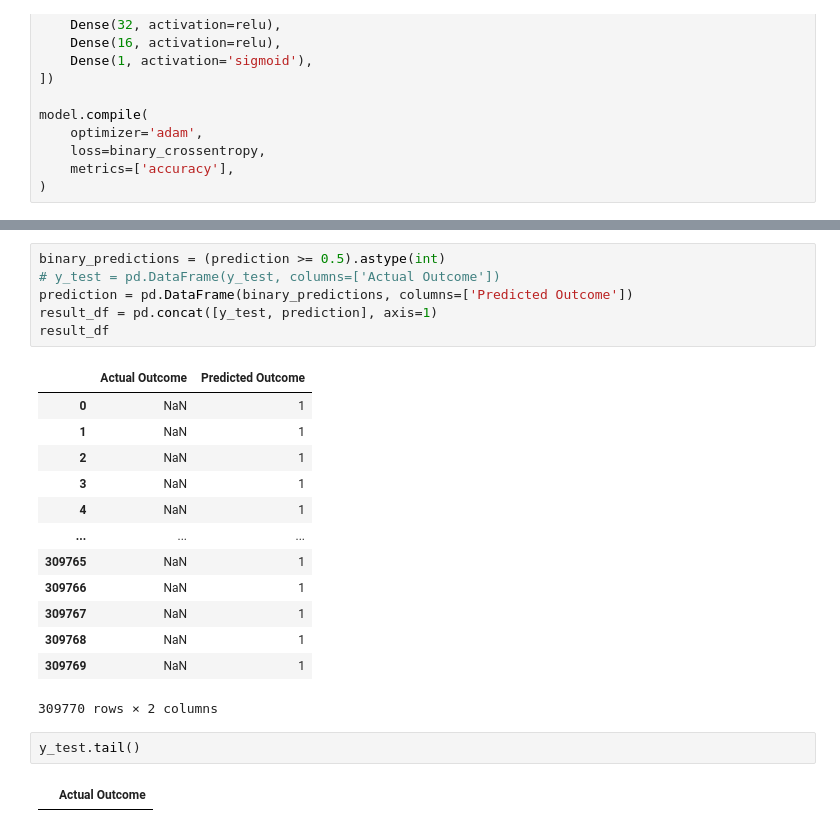
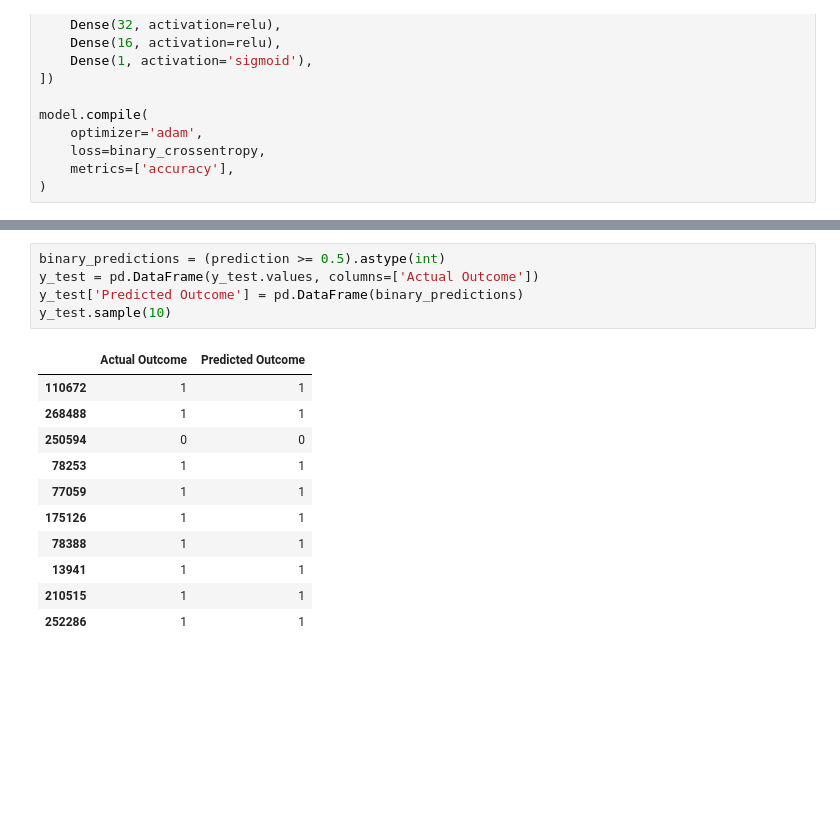
Before and after one commit to juliusmarkwei/Red-Hat-Business-Value, a Jupyter notebook: notebook/index.ipynb, the cells around one changed output, grey strips where cells are left out. Cells and saved outputs as stored; diff of their text form; blank space fills up the shorter version.

Commit message:
predictions

```diff
--- a/notebook/index.ipynb
+++ b/notebook/index.ipynb
@@ -569,24 +582,17 @@ prediction = model.predict(X_test)
 # %%
 binary_predictions = (prediction >= 0.5).astype(int)
-# y_test = pd.DataFrame(y_test, columns=['Actual Outcome'])
-prediction = pd.DataFrame(binary_predictions, columns=['Predicted Outcome'])
-result_df = pd.concat([y_test, prediction], axis=1)
-result_df
+y_test = pd.DataFrame(y_test.values, columns=['Actual Outcome'])
+y_test['Predicted Outcome'] = pd.DataFrame(binary_predictions)
+y_test.sample(10)
 # %% [output]
 |  | Actual Outcome | Predicted Outcome |
-| 0 | NaN | 1 |
-| 1 | NaN | 1 |
-| 2 | NaN | 1 |
-| 3 | NaN | 1 |
-| 4 | NaN | 1 |
-| ... | ... | ... |
-| 309765 | NaN | 1 |
-| 309766 | NaN | 1 |
-| 309767 | NaN | 1 |
-| 309768 | NaN | 1 |
-| 309769 | NaN | 1 |
+| 110672 | 1 | 1 |
+| 268488 | 1 | 1 |
+| 250594 | 0 | 0 |
+| 78253 | 1 | 1 |
+| 77059 | 1 | 1 |
+| 175126 | 1 | 1 |
+| 78388 | 1 | 1 |
+| 13941 | 1 | 1 |
+| 210515 | 1 | 1 |
+| 252286 | 1 | 1 |
-309770 rows × 2 columns
-# %%
-y_test.tail()
-# %% [output]
-|  | Actual Outcome |
```
Also changed, not shown: parts of 14 cells of this notebook.
